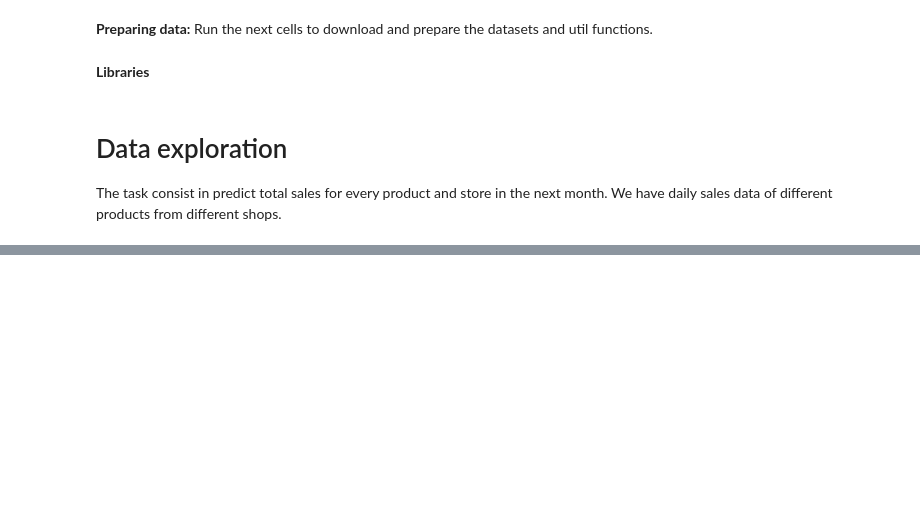
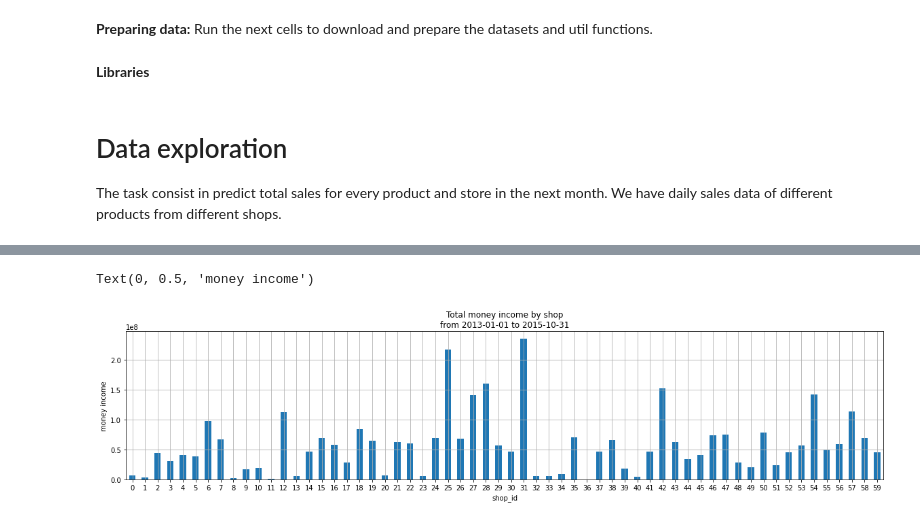
Before and after one commit to DaielChom/ann-predict-future-sales, a Jupyter notebook: 02 - data exploration.ipynb, the cells around one changed output, grey strips where cells are left out. Cells and saved outputs as stored; diff of their text form; code cells hidden in the pictures; blank space fills up the shorter version.

```diff
--- a/02 - data exploration.ipynb
+++ b/02 - data exploration.ipynb
@@ -32,0 +87,12 @@ dataset = lib.load_dataset(dataset_dir)
+# %%
+get_money_income = lambda x:(x.item_price * x.item_cnt_day).sum()
+money_income = dataset.groupby("shop_id").apply(get_money_income)
+# %%
+money_income.plot.bar(figsize=(20, 4))
+plt.grid()
+plt.title("Total money income by shop\nfrom {} to {}".format(date_min.date(), date_max.date()));
+plt.xticks(rotation="horizontal");
+plt.ylabel("money income")
+# %% [output]
+Text(0, 0.5, 'money income')
+[figure, added]
```
Also changed, not shown: parts of 23 cells of this notebook.
